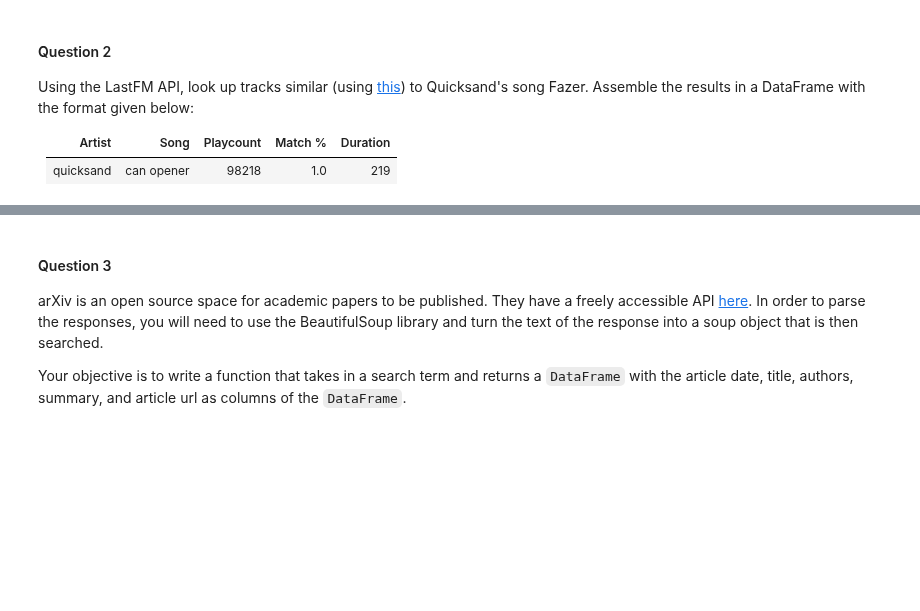
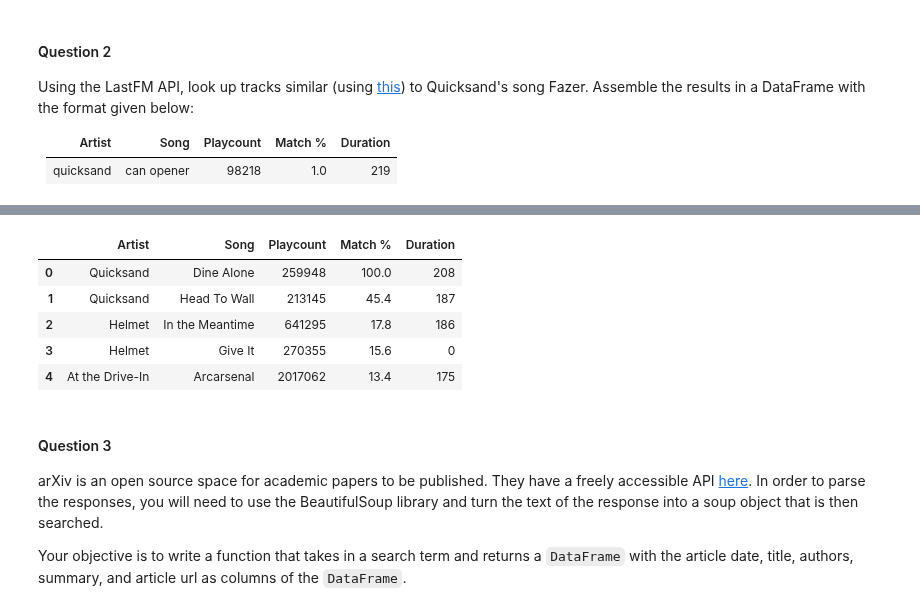
Before and after one commit to josepeon/python_dad_class, a Jupyter notebook: dad_apis_webscraping_hw.ipynb, the cells around one changed output, grey strips where cells are left out. Saved outputs shown, nothing was run; the diff lists cells and outputs as text; code cells hidden in the pictures; blank space fills up the shorter version.

```diff
--- a/dad_apis_webscraping_hw.ipynb
+++ b/dad_apis_webscraping_hw.ipynb
@@ -46,3 +59,16 @@ Using the LastFM API, look up tracks similar (using [this](https://www.last.fm/a
 | Artist | Song | Playcount | Match % | Duration |
 | ------ | ------- | ------ | ------ | ---------- |
 | quicksand | can opener | 98218 | 1.0 | 219 |
+# %%
+payload = {
+    'method': 'track.getsimilar',
+    'artist': 'Quicksand',
+    'track': 'Fazer',
+    'api_key': api_key,
+    'format': 'json',
+    'limit': 5
+}
+
+r = requests.get(base_url, params=payload)
+data = r.json()
+data
@@ -49,3 +93,24 @@ Using the LastFM API, look up tracks similar (using [this](https://www.last.fm/a
+# %%
+similar_tracks = []
+
+for track in data['similartracks']['track']:
+    similar_tracks.append({
+        'Artist': track['artist']['name'],
+        'Song': track['name'],
+        'Playcount': track.get('playcount', 'N/A'),
+        'Match %': round(track['match'], 3) * 100,
+        'Duration': track['duration']
+    })
+# %%
+df_similar_tracks = pd.DataFrame(similar_tracks)
+df_similar_tracks
+# %% [output]
+|  | Artist | Song | Playcount | Match % | Duration |
+| 0 | Quicksand | Dine Alone | 259948 | 100.0 | 208 |
+| 1 | Quicksand | Head To Wall | 213145 | 45.4 | 187 |
+| 2 | Helmet | In the Meantime | 641295 | 17.8 | 186 |
+| 3 | Helmet | Give It | 270355 | 15.6 | 0 |
+| 4 | At the Drive-In | Arcarsenal | 2017062 | 13.4 | 175 |
 # %% [markdown]
 #### Question 3
 
```
Also changed, not shown: parts of 15 cells of this notebook.
